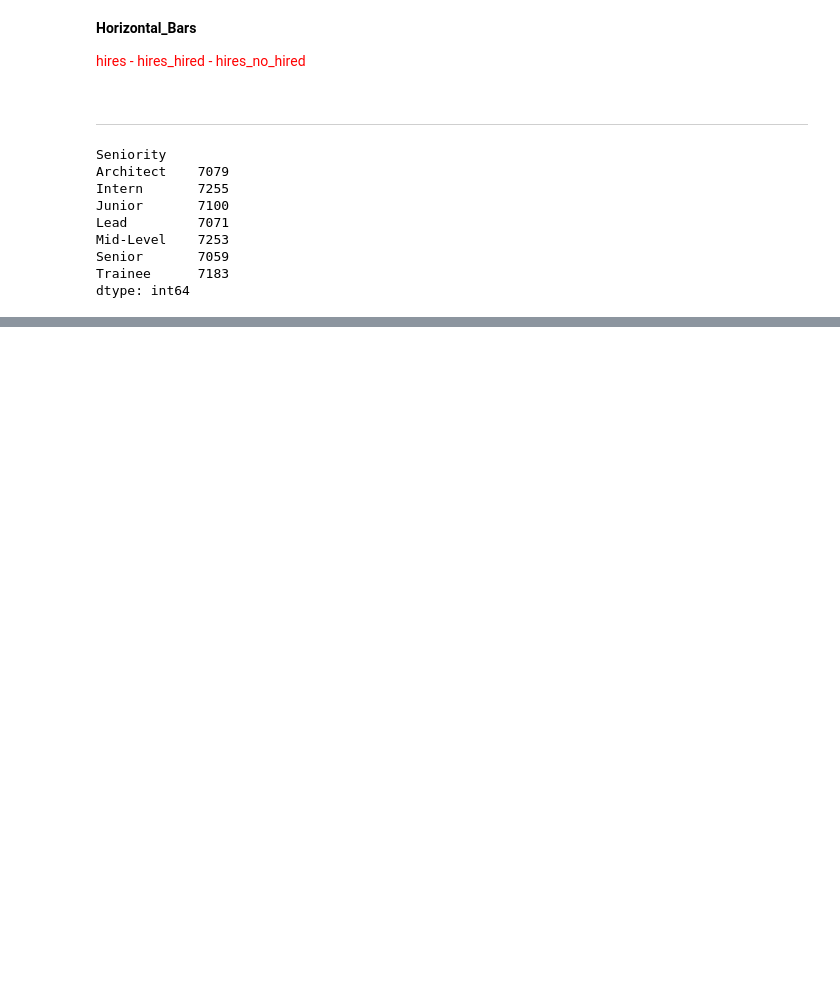
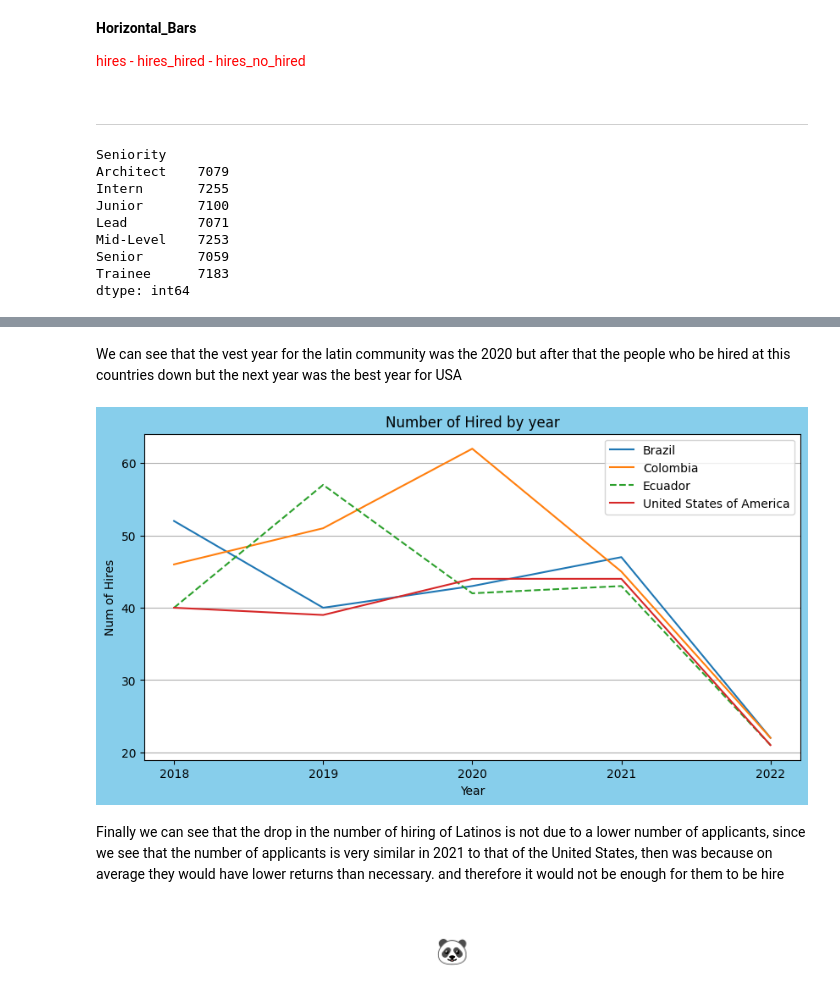
Before and after one commit to JoanMz/Workshop_one, a Jupyter notebook: Src/Notebooks/EDA.ipynb, the cells around one changed output, grey strips where cells are left out. Cells and saved outputs as stored; diff of their text form; code cells hidden in the pictures; blank space fills up the shorter version.

```diff
--- a/Src/Notebooks/EDA.ipynb
+++ b/Src/Notebooks/EDA.ipynb
@@ -391,0 +491,23 @@ fig, ax = plt.subplots(2, layout="constrained")
+# %% [markdown]
+We can see that the vest year for the latin community was the 2020 but after that the people who be hired at this countries down but the next year was the best year for USA
+# %%
+grouped = hired_by_country.groupby(['Year', 'Country']).count().reset_index()
+sl = {"Ecuador":"--"}
+fig , ax = plt.subplots(figsize=(10,5))
+for country in grouped['Country'].unique():
+    country_data = grouped[grouped['Country'] == country]
+    ax.plot(country_data['Year'], country_data['Hired'], label=country, linestyle='--' if country == 'Ecuador' else '-')
+ax.set_xlabel('Year')
+ax.set_ylabel("Num of Hires")
+ax.set_title('Number of Hired by year')
+ax.legend()
+ax.set_xticks(grouped['Year'].unique())
+ax.grid(True, axis="y")
+fig.set_facecolor("skyblue")
+plt.show()
+# %% [output]
+[figure, added]
+# %% [markdown]
+ Finally we can see that the drop in the number of hiring of Latinos is not due to a lower number of applicants, since we see that the number of applicants is very similar in 2021 to that of the United States, then was because on average they would have lower returns than necessary. and therefore it would not be enough for them to be hire
+# %% [markdown]
+<center><h1>🐼</h1></center>
```
Also changed, not shown: parts of 18 cells of this notebook, 1 other file.
